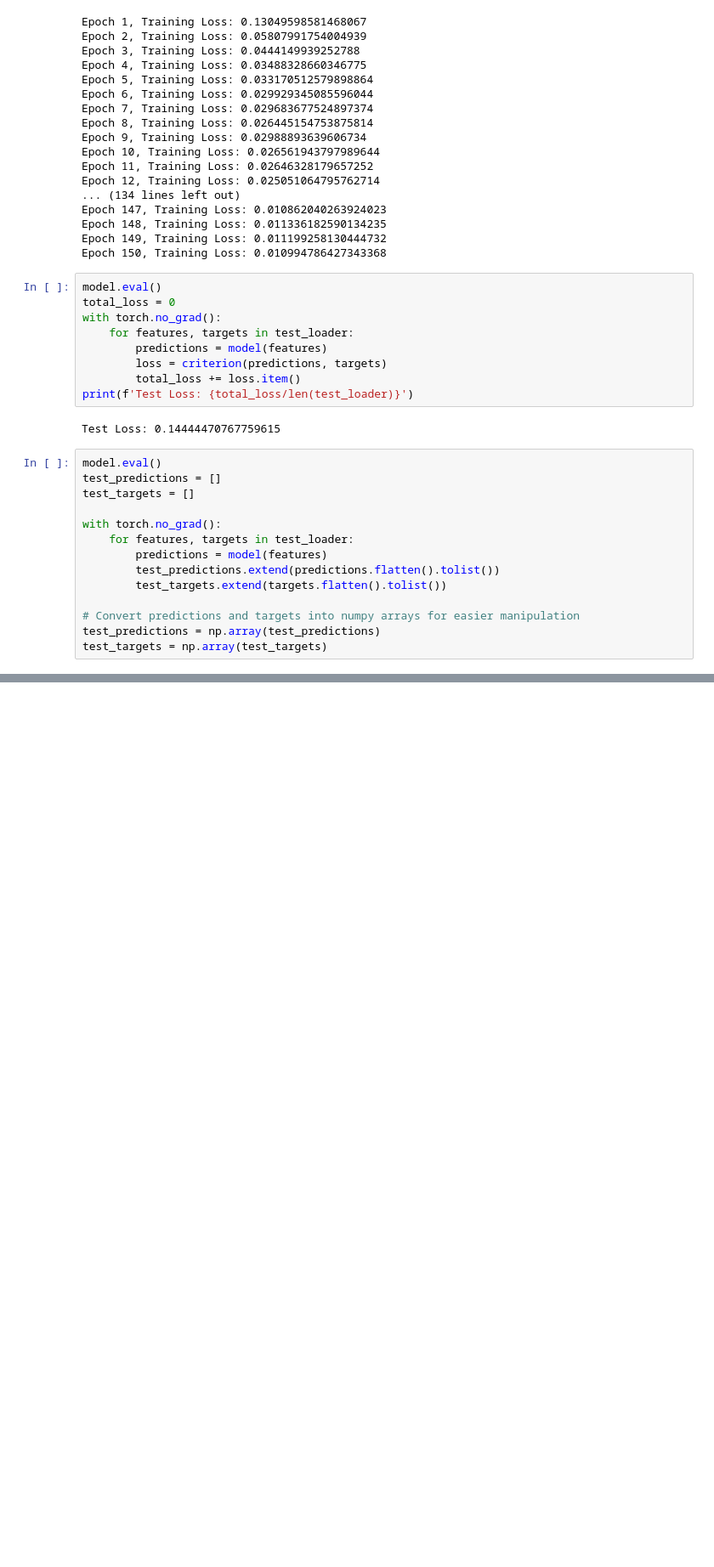
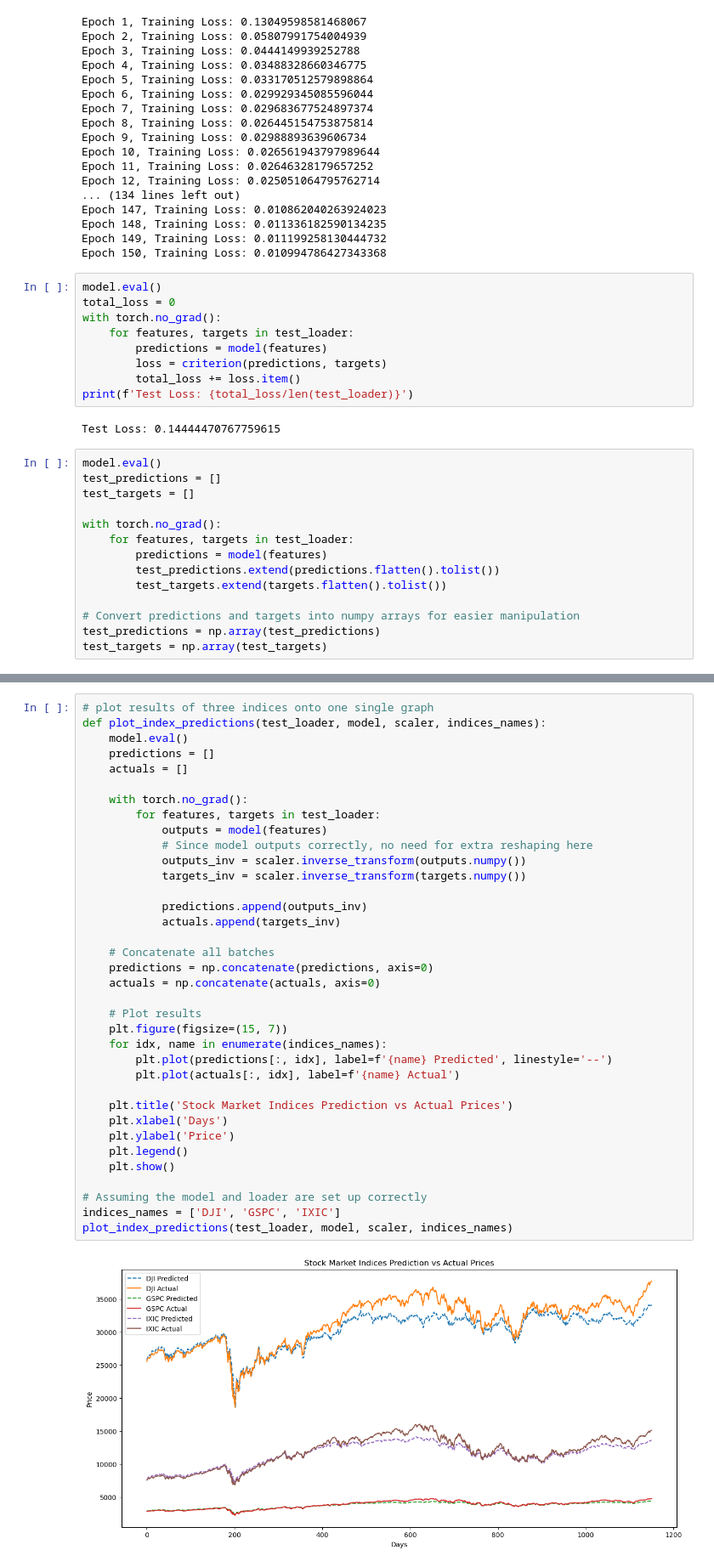
Before and after one commit to blitzionic/FinRL---Stock-Prediction, a Jupyter notebook: models/transformer/training.ipynb, the cells around one changed output, grey strips where cells are left out. Shown: that part at 85% size. Cells and saved outputs as stored; diff of their text form; blank space fills up the shorter version.

```diff
--- a/models/transformer/training.ipynb
+++ b/models/transformer/training.ipynb
@@ -253,3 +259,41 @@ def plot_predictions(model, loader, scaler):
 plot_predictions(model, test_loader, scaler)
 # %% [output]
 [figure]
+# %%
+# plot results of three indices onto one single graph
+def plot_index_predictions(test_loader, model, scaler, indices_names):
+    model.eval()
+    predictions = []
+    actuals = []
+
+    with torch.no_grad():
+        for features, targets in test_loader:
+            outputs = model(features)
+            # Since model outputs correctly, no need for extra reshaping here
+            outputs_inv = scaler.inverse_transform(outputs.numpy())
+            targets_inv = scaler.inverse_transform(targets.numpy())
+
+            predictions.append(outputs_inv)
+            actuals.append(targets_inv)
+
+    # Concatenate all batches
+    predictions = np.concatenate(predictions, axis=0)
+    actuals = np.concatenate(actuals, axis=0)
+
+    # Plot results
+    plt.figure(figsize=(15, 7))
+    for idx, name in enumerate(indices_names):
+        plt.plot(predictions[:, idx], label=f'{name} Predicted', linestyle='--')
+        plt.plot(actuals[:, idx], label=f'{name} Actual')
+
+    plt.title('Stock Market Indices Prediction vs Actual Prices')
+    plt.xlabel('Days')
+    plt.ylabel('Price')
+    plt.legend()
+    plt.show()
+
+# Assuming the model and loader are set up correctly
+indices_names = ['DJI', 'GSPC', 'IXIC']
+plot_index_predictions(test_loader, model, scaler, indices_names)
+# %% [output]
+[figure, added]
```
Also changed, not shown: parts of 6 cells of this notebook.
